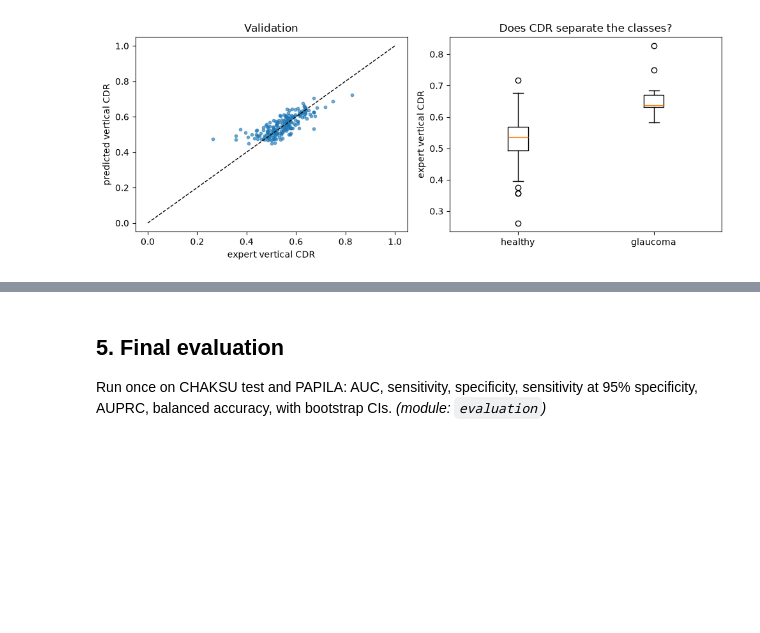
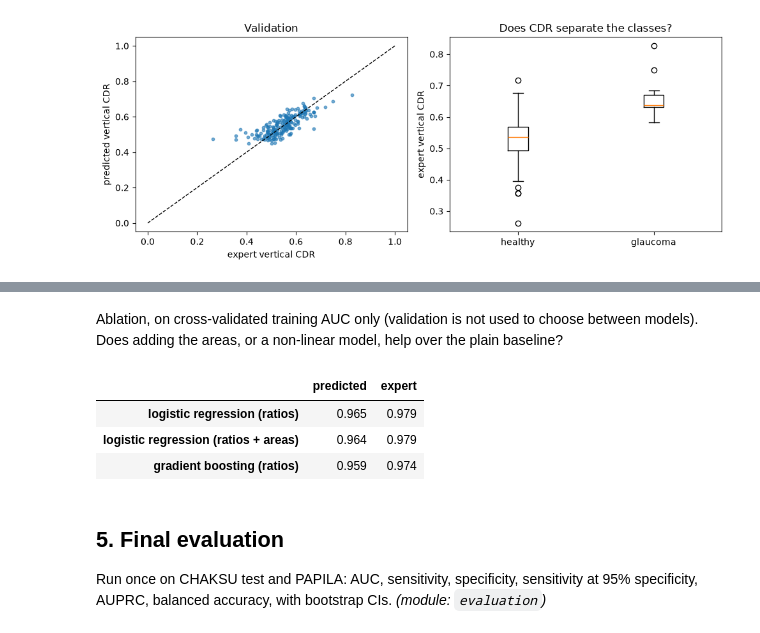
Before and after one commit to aman2712/glaucoma-prediction, a Jupyter notebook: notebooks/03_baseline_a.ipynb, the cells around one changed output, grey strips where cells are left out. Saved outputs shown, nothing was run; the diff lists cells and outputs as text; code cells hidden in the pictures; blank space fills up the shorter version.

```diff
--- a/notebooks/03_baseline_a.ipynb
+++ b/notebooks/03_baseline_a.ipynb
@@ -119,0 +159,10 @@ Logistic regression on measurements; choose threshold on validation. *(module: `
+# %% [markdown]
+Ablation, on cross-validated training AUC only (validation is not used to choose between models). Does adding the areas, or a non-linear model, help over the plain baseline?
+# %%
+pd.DataFrame({source: ablation(measurements, source, config, results[source].best_c)
+              for source in results}).round(3)
+# %% [output]
+|  | predicted | expert |
+| logistic regression (ratios) | 0.965 | 0.979 |
+| logistic regression (ratios + areas) | 0.964 | 0.979 |
+| gradient boosting (ratios) | 0.959 | 0.974 |
```
Also changed, not shown: parts of 8 cells of this notebook, 8 other files.
